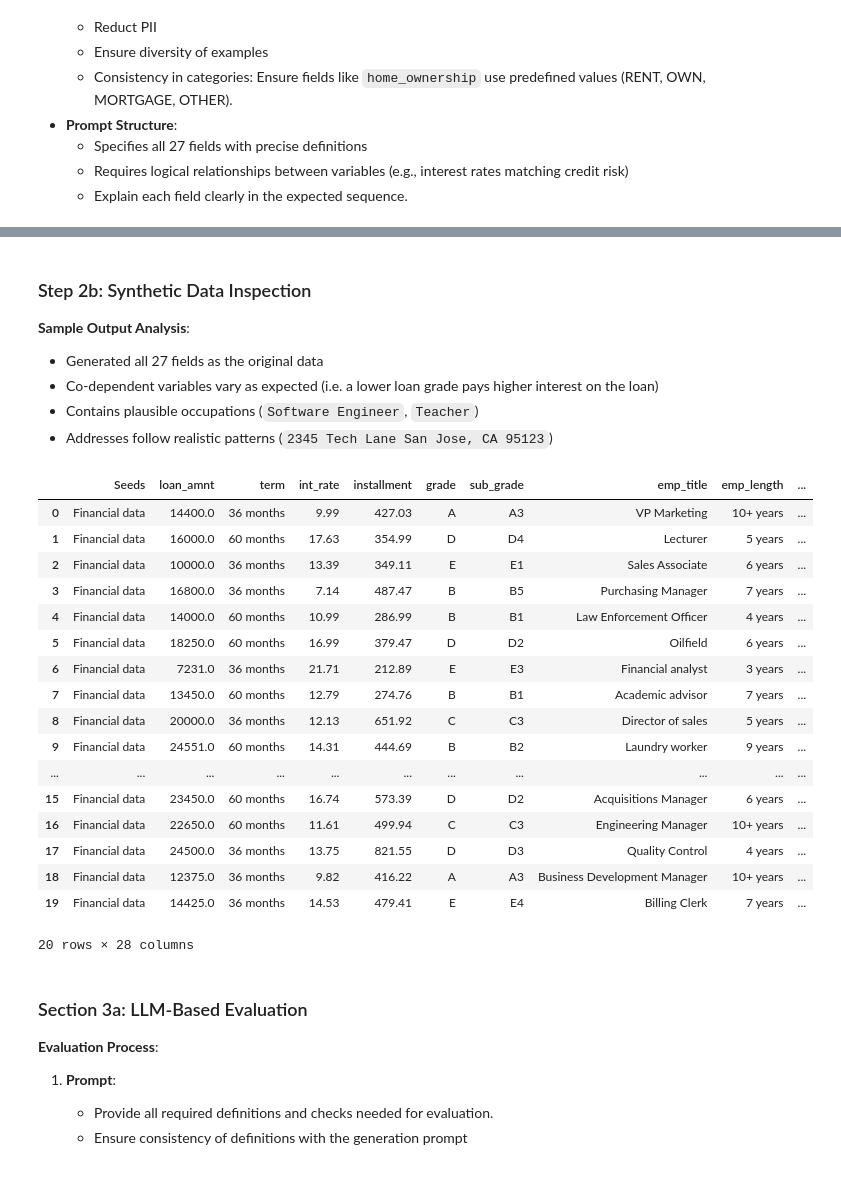
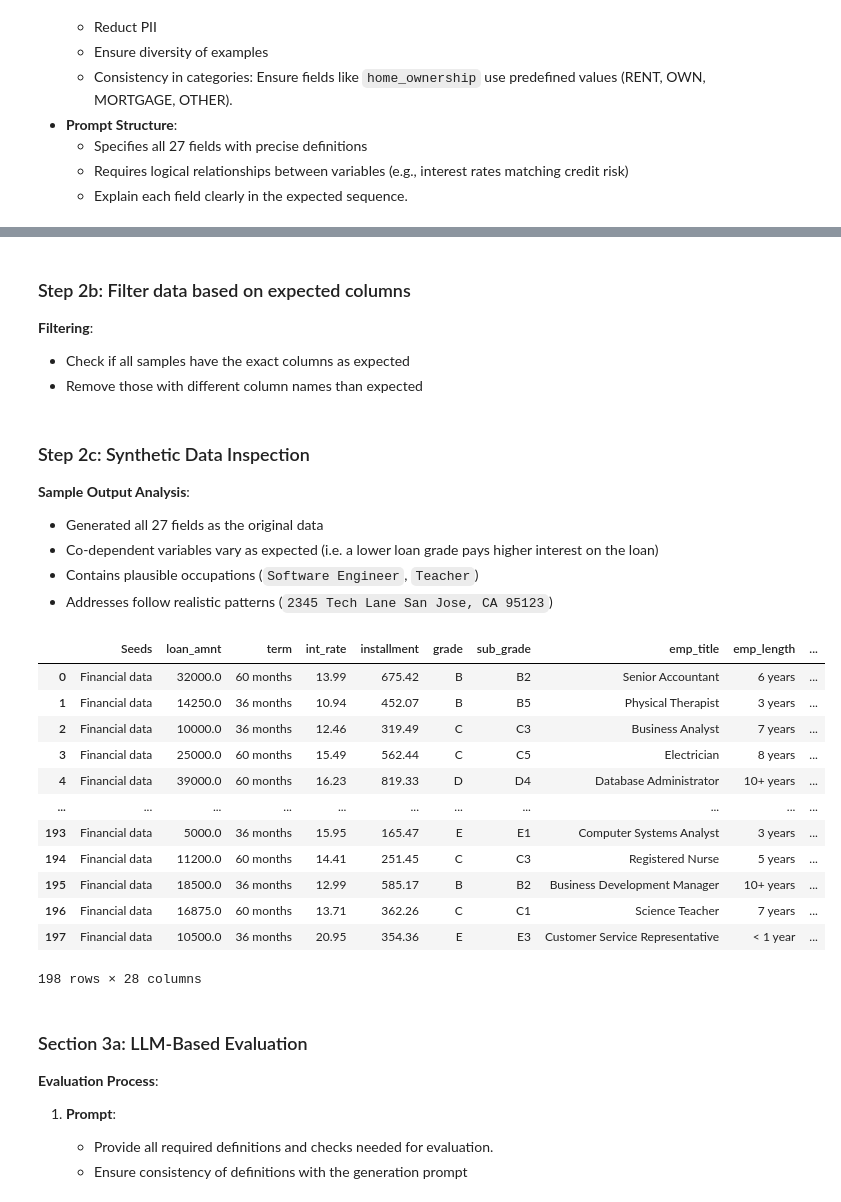
Before and after one commit to andreast6/LendingData_SDS_Example, a Jupyter notebook: LendingDataGeneration.ipynb, the cells around one changed output, grey strips where cells are left out. Saved outputs shown, nothing was run; the diff lists cells and outputs as text; code cells hidden in the pictures.

```diff
--- a/LendingDataGeneration.ipynb
+++ b/LendingDataGeneration.ipynb
@@ -142,37 +146,49 @@ Wall time: 2.4 s
+# %% [markdown]
+### Step 2b: Filter data based on expected columns
+**Filtering**:
+- Check if all samples have the exact columns as expected
+- Remove those with different column names than expected
+# %%
+import pandas as pd
+import json
+InputFile='freeform_data_llama_20250416T063557618_final.json'
+
+ExpectedKeys=['Seeds', 'loan_amnt', 'term', 'int_rate', 'installment', 'grade', 'sub_grade', 'emp_title', 'emp_length', 'home_ownership', 'annual_inc', 'verification_status', 'issue_d', 'loan_status', 'purpose', 'title', 'dti', 'earliest_cr_line', 'open_acc', 'pub_rec', 'revol_bal', 'revol_util', 'total_acc', 'initial_list_status', 'application_type', 'mort_acc', 'pub_rec_bankruptcies', 'address']
+
+with open(InputFile,'r') as f:
+  data_j = json.load(f)
+FilteredData=[]
+for i in data_j:
+    if (list(i.keys())==ExpectedKeys)==True:
+      FilteredData.append(i)
+
+InputFile='Filtered_' + InputFile
+with open(InputFile,'w') as f:
+  json.dump(FilteredData,f)
 # %% [markdown]
-### Step 2b: Synthetic Data Inspection
+### Step 2c: Synthetic Data Inspection
 **Sample Output Analysis**:
 - Generated all 27 fields as the original data
 - Co-dependent variables vary as expected (i.e. a lower loan grade pays higher interest on the loan)
 - Contains plausible occupations (`Software Engineer`, `Teacher`)
 - Addresses follow realistic patterns (`2345 Tech Lane San Jose, CA 95123`)
 # %%
-import pandas as pd
-import json
-InputFile='freeform_data_llama_20250415T232752589_final.json'
-with open(InputFile,'r') as f:
-  data_j = json.load(f)
-df=pd.DataFrame(data_j)
+df=pd.DataFrame(FilteredData)
 df
 # %% [output]
 |  | Seeds | loan_amnt | term | int_rate | installment | grade | sub_grade | emp_title | emp_length | ... |
-| 0 | Financial data | 14400.0 | 36 months | 9.99 | 427.03 | A | A3 | VP Marketing | 10+ years | ... |
-| 1 | Financial data | 16000.0 | 60 months | 17.63 | 354.99 | D | D4 | Lecturer | 5 years | ... |
-| 2 | Financial data | 10000.0 | 36 months | 13.39 | 349.11 | E | E1 | Sales Associate | 6 years | ... |
-| 3 | Financial data | 16800.0 | 36 months | 7.14 | 487.47 | B | B5 | Purchasing Manager | 7 years | ... |
-| 4 | Financial data | 14000.0 | 60 months | 10.99 | 286.99 | B | B1 | Law Enforcement Officer | 4 years | ... |
-| 5 | Financial data | 18250.0 | 60 months | 16.99 | 379.47 | D | D2 | Oilfield | 6 years | ... |
-| 6 | Financial data | 7231.0 | 36 months | 21.71 | 212.89 | E | E3 | Financial analyst | 3 years | ... |
-| 7 | Financial data | 13450.0 | 60 months | 12.79 | 274.76 | B | B1 | Academic advisor | 7 years | ... |
-| 8 | Financial data | 20000.0 | 36 months | 12.13 | 651.92 | C | C3 | Director of sales | 5 years | ... |
-| 9 | Financial data | 24551.0 | 60 months | 14.31 | 444.69 | B | B2 | Laundry worker | 9 years | ... |
+| 0 | Financial data | 32000.0 | 60 months | 13.99 | 675.42 | B | B2 | Senior Accountant | 6 years | ... |
+| 1 | Financial data | 14250.0 | 36 months | 10.94 | 452.07 | B | B5 | Physical Therapist | 3 years | ... |
+| 2 | Financial data | 10000.0 | 36 months | 12.46 | 319.49 | C | C3 | Business Analyst | 7 years | ... |
+| 3 | Financial data | 25000.0 | 60 months | 15.49 | 562.44 | C | C5 | Electrician | 8 years | ... |
+| 4 | Financial data | 39000.0 | 60 months | 16.23 | 819.33 | D | D4 | Database Administrator | 10+ years | ... |
 | ... | ... | ... | ... | ... | ... | ... | ... | ... | ... | ... |
-| 15 | Financial data | 23450.0 | 60 months | 16.74 | 573.39 | D | D2 | Acquisitions Manager | 6 years | ... |
-| 16 | Financial data | 22650.0 | 60 months | 11.61 | 499.94 | C | C3 | Engineering Manager | 10+ years | ... |
-| 17 | Financial data | 24500.0 | 36 months | 13.75 | 821.55 | D | D3 | Quality Control | 4 years | ... |
-| 18 | Financial data | 12375.0 | 36 months | 9.82 | 416.22 | A | A3 | Business Development Manager | 10+ years | ... |
-| 19 | Financial data | 14425.0 | 36 months | 14.53 | 479.41 | E | E4 | Billing Clerk | 7 years | ... |
+| 193 | Financial data | 5000.0 | 36 months | 15.95 | 165.47 | E | E1 | Computer Systems Analyst | 3 years | ... |
+| 194 | Financial data | 11200.0 | 60 months | 14.41 | 251.45 | C | C3 | Registered Nurse | 5 years | ... |
+| 195 | Financial data | 18500.0 | 36 months | 12.99 | 585.17 | B | B2 | Business Development Manager | 10+ years | ... |
+| 196 | Financial data | 16875.0 | 60 months | 13.71 | 362.26 | C | C1 | Science Teacher | 7 years | ... |
+| 197 | Financial data | 10500.0 | 36 months | 20.95 | 354.36 | E | E3 | Customer Service Representative | < 1 year | ... |
-20 rows × 28 columns
+198 rows × 28 columns
 # %% [markdown]
 ### Section 3a: LLM-Based Evaluation
 **Evaluation Process**:
```
Also changed, not shown: parts of 4 cells of this notebook.
